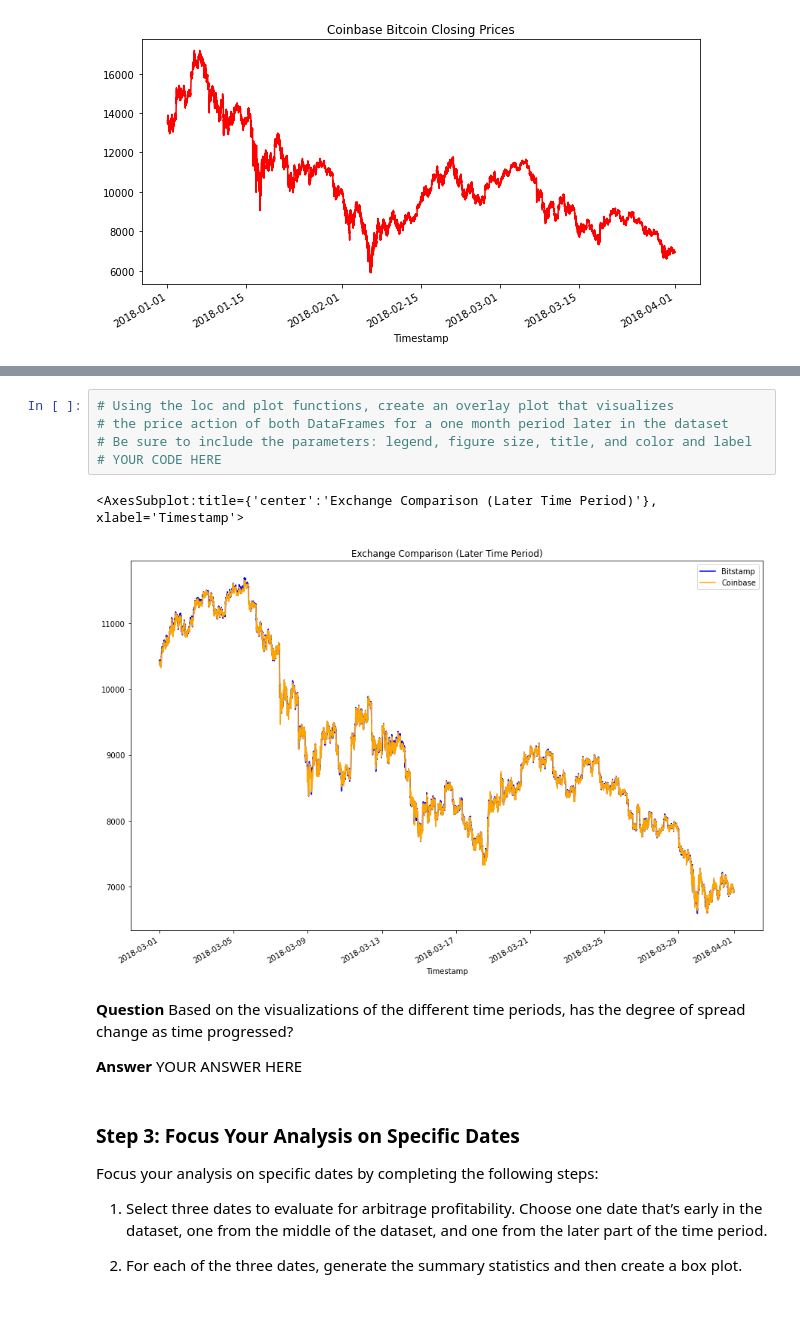
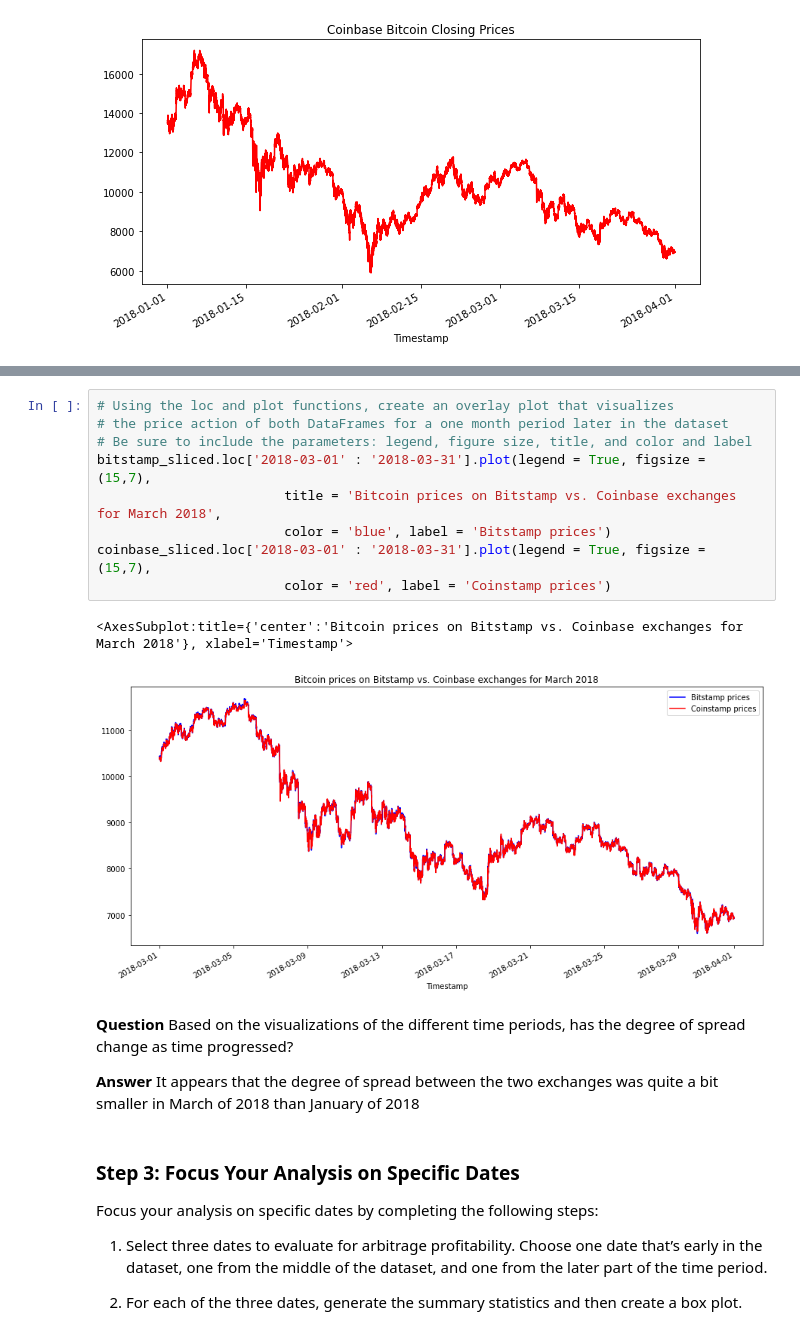
Before and after one commit to sjufan84/crypto_arbitrage-school-project-, a Jupyter notebook: crypto_arbitrage.ipynb, the cells around one changed output, grey strips where cells are left out. Saved outputs shown, nothing was run; the diff lists cells and outputs as text; blank space fills up the shorter version.

```diff
--- a/crypto_arbitrage.ipynb
+++ b/crypto_arbitrage.ipynb
@@ -321,15 +329,19 @@ coinbase_sliced.plot(figsize = (10,5), title = 'Coinbase Bitcoin Closing Prices'
 # %%
 # Using the loc and plot functions, create an overlay plot that visualizes
 # the price action of both DataFrames for a one month period later in the dataset
 # Be sure to include the parameters: legend, figure size, title, and color and label
-# YOUR CODE HERE
+bitstamp_sliced.loc['2018-03-01' : '2018-03-31'].plot(legend = True, figsize = (15,7),
+                        title = 'Bitcoin prices on Bitstamp vs. Coinbase exchanges for March 2018',
+                        color = 'blue', label = 'Bitstamp prices')
+coinbase_sliced.loc['2018-03-01' : '2018-03-31'].plot(legend = True, figsize = (15,7),
+                        color = 'red', label = 'Coinstamp prices')
 # %% [output]
-<AxesSubplot:title={'center':'Exchange Comparison (Later Time Period)'}, xlabel='Timestamp'>
+<AxesSubplot:title={'center':'Bitcoin prices on Bitstamp vs. Coinbase exchanges for March 2018'}, xlabel='Timestamp'>
-[figure, old version]
+[figure, new version]
 # %% [markdown]
 **Question** Based on the visualizations of the different time periods, has the degree of spread change as time progressed?
 
-**Answer** YOUR ANSWER HERE
+**Answer** It appears that the degree of spread between the two exchanges was quite a bit smaller in March of 2018 than January of 2018
 # %% [markdown]
 ### Step 3: Focus Your Analysis on Specific Dates
 
```
Also changed, not shown: parts of 3 cells of this notebook.
